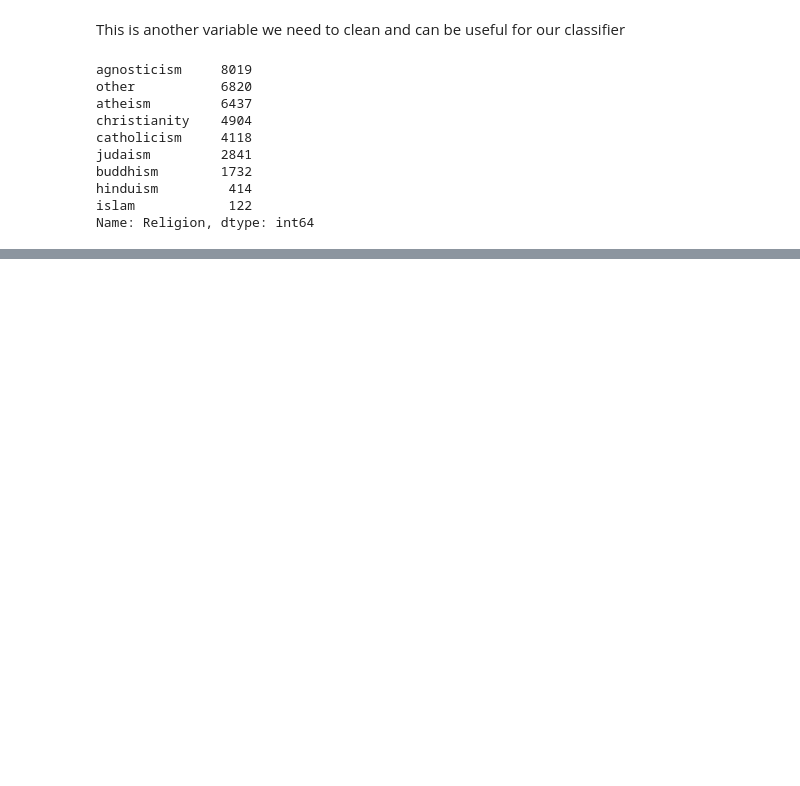
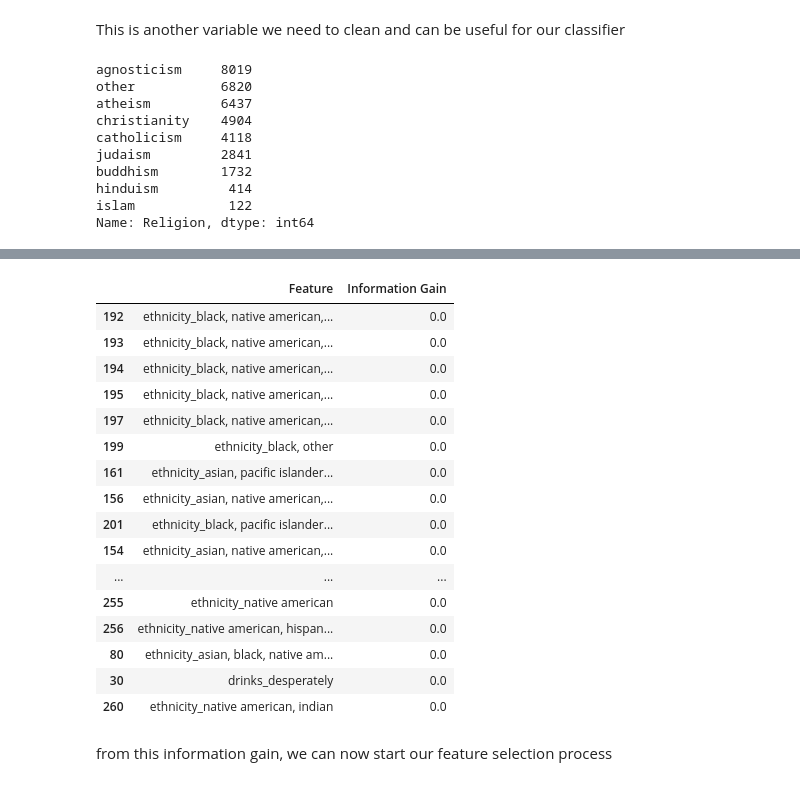
Before and after one commit to brianellis1997/DateAScientist, a Jupyter notebook: date-a-scientist.ipynb, the cells around one changed output, grey strips where cells are left out. Drawn from its saved outputs; the diff is of its cells as text; code cells hidden in the pictures; blank space fills up the shorter version.

```diff
--- a/date-a-scientist.ipynb
+++ b/date-a-scientist.ipynb
@@ -1161,0 +1374,22 @@ Name: Religion, dtype: int64
+# %%
+results[-100:-50]
+# %% [output]
+|  | Feature | Information Gain |
+| 192 | ethnicity_black, native american,... | 0.0 |
+| 193 | ethnicity_black, native american,... | 0.0 |
+| 194 | ethnicity_black, native american,... | 0.0 |
+| 195 | ethnicity_black, native american,... | 0.0 |
+| 197 | ethnicity_black, native american,... | 0.0 |
+| 199 | ethnicity_black, other | 0.0 |
+| 161 | ethnicity_asian, pacific islander... | 0.0 |
+| 156 | ethnicity_asian, native american,... | 0.0 |
+| 201 | ethnicity_black, pacific islander... | 0.0 |
+| 154 | ethnicity_asian, native american,... | 0.0 |
+| ... | ... | ... |
+| 255 | ethnicity_native american | 0.0 |
+| 256 | ethnicity_native american, hispan... | 0.0 |
+| 80 | ethnicity_asian, black, native am... | 0.0 |
+| 30 | drinks_desperately | 0.0 |
+| 260 | ethnicity_native american, indian | 0.0 |
+# %% [markdown]
+from this information gain, we can now start our feature selection process
```
Also changed, not shown: parts of 29 cells of this notebook.
